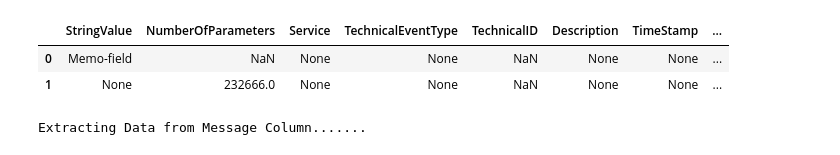
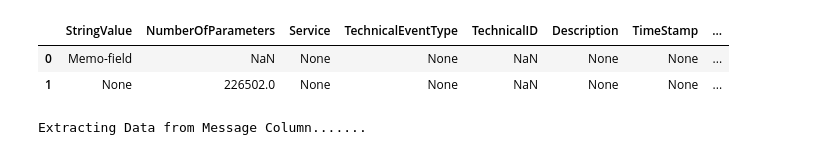
Before and after one commit to Aylore/filament-component-failure-prediction, a Jupyter notebook: notebooks/EDA.ipynb, the cells around one changed output. Cells and saved outputs as stored; diff of their text form; code cells hidden in the pictures.

```diff
--- a/notebooks/EDA.ipynb
+++ b/notebooks/EDA.ipynb
@@ -8,12 +8,12 @@ import matplotlib.pyplot as plt
 
 from utils.preprocess import DataProcessor
 # %%
-df = pd.read_xml("../data/MCC.XML")
+df = pd.read_xml("../data/KUH.XML")
 df.head(2)
 # %% [output]
 |  | StringValue | NumberOfParameters | Service | TechnicalEventType | TechnicalID | Description | TimeStamp | ... |
 | 0 | Memo-field | NaN | None | None | NaN | None | None | ... |
-| 1 | None | 232666.0 | None | None | NaN | None | None | ... |
+| 1 | None | 226502.0 | None | None | NaN | None | None | ... |
 # %%
 processor = DataProcessor()
 df_large , df_small =  processor.prep_data(df)
```
Also changed, not shown: parts of 9 cells of this notebook, 9 other files.
